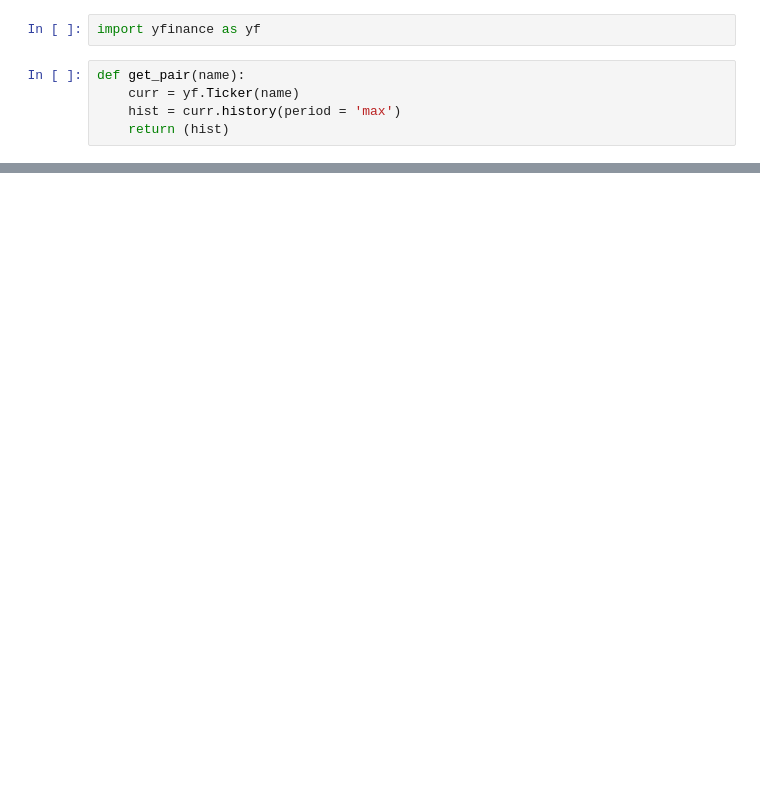
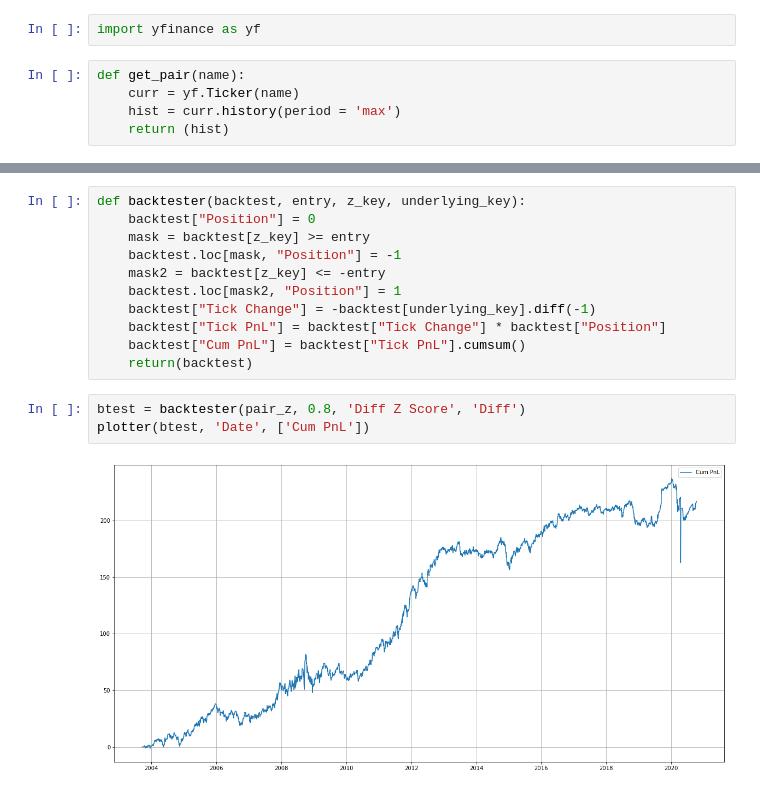
Before and after one commit to sajanee/CurrencySeasonality, a Jupyter notebook: Currency Pair Workbook.ipynb, the cells around one changed output, grey strips where cells are left out. Cells and saved outputs as stored; diff of their text form; blank space fills up the shorter version.

```diff
--- a/Currency Pair Workbook.ipynb
+++ b/Currency Pair Workbook.ipynb
@@ -103,0 +115,16 @@ df_seas
+# %%
+def backtester(backtest, entry, z_key, underlying_key):
+    backtest["Position"] = 0
+    mask = backtest[z_key] >= entry
+    backtest.loc[mask, "Position"] = -1
+    mask2 = backtest[z_key] <= -entry
+    backtest.loc[mask2, "Position"] = 1
+    backtest["Tick Change"] = -backtest[underlying_key].diff(-1)
+    backtest["Tick PnL"] = backtest["Tick Change"] * backtest["Position"]
+    backtest["Cum PnL"] = backtest["Tick PnL"].cumsum()
+    return(backtest)
+# %%
+btest = backtester(pair_z, 0.8, 'Diff Z Score', 'Diff')
+plotter(btest, 'Date', ['Cum PnL'])
+# %% [output]
+[figure, added]
```
Also changed, not shown: parts of 15 cells of this notebook.
